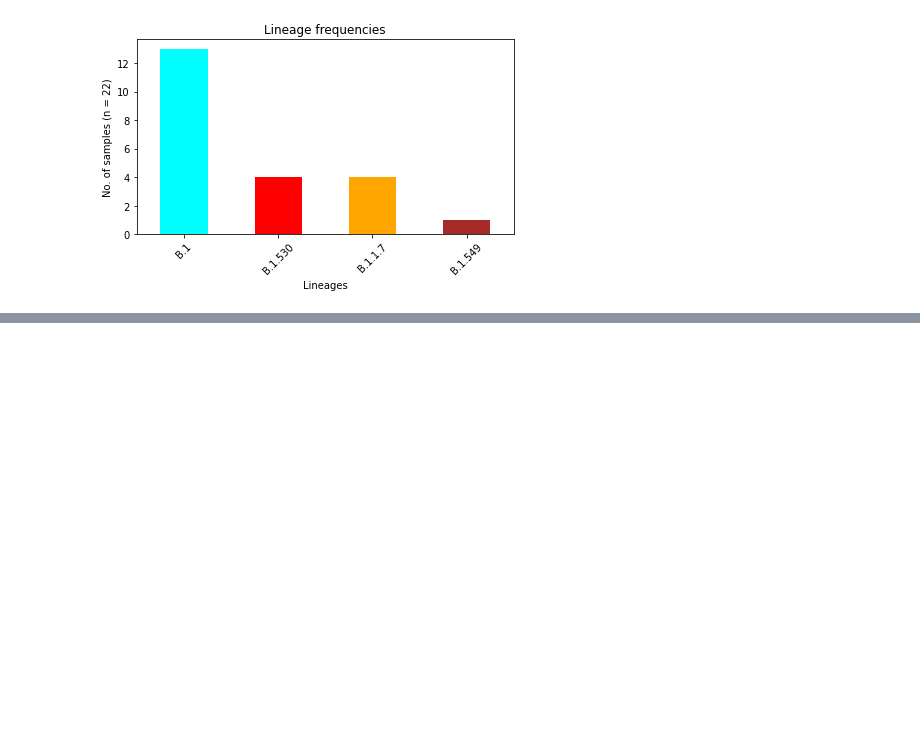
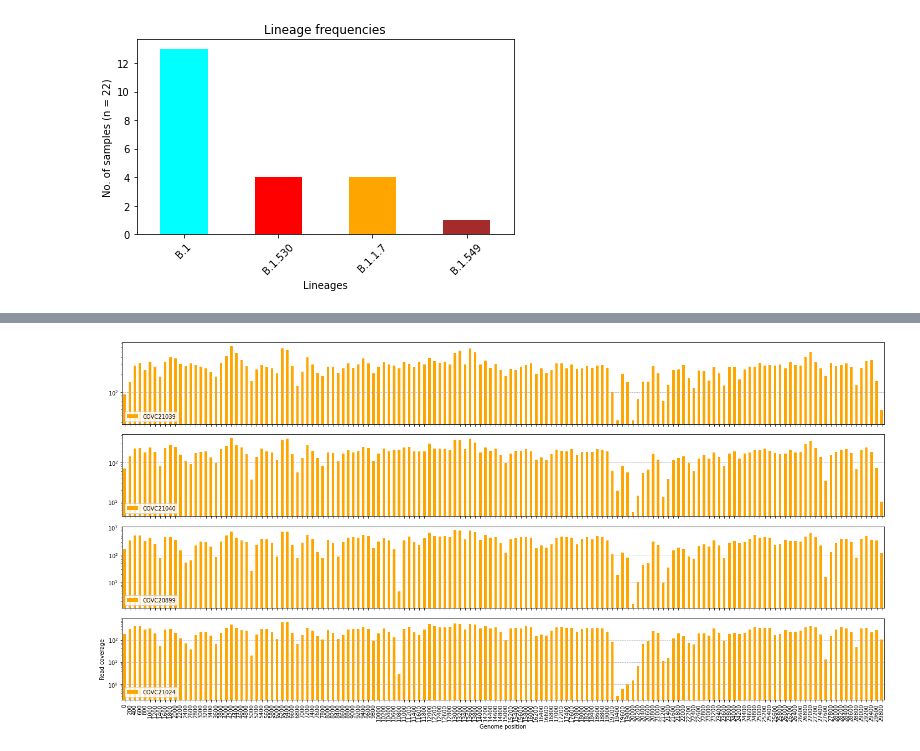
Before and after one commit to ousodaniel/SARS-CoV-2-Data-Workflows, a Jupyter notebook: sars-cov-2-nf2.ipynb, the cells around one changed output, grey strips where cells are left out. Saved outputs shown, nothing was run; the diff lists cells and outputs as text; code cells hidden in the pictures; blank space fills up the shorter version.

```diff
--- a/sars-cov-2-nf2.ipynb
+++ b/sars-cov-2-nf2.ipynb
@@ -11,0 +23,3 @@
+# %%
+d = df1['coverage'].to_frame()
+d.set_index(np.arange(0, 30000, 200))#
@@ -717,0 +867,44 @@ clr_lin = {'B.1.1.7': '#FFA500', 'B.1.525': '#008000', 'B.1.351': '#0000FF'
+# %%
+# plot read depths-GK
+import pandas as pd, numpy as np, os, matplotlib.pyplot as plt
+
+suffix = '.genome.regions.coverage.tsv'
+base_dir = '/home/douso/Kibet/2021-04-30_run6_NPHL_COVC/dpt/b1.530'
+files = ['COVC21039_S17.trim.mkD.genome.regions.coverage.tsv',
+ 'COVC21040_S18.trim.mkD.genome.regions.coverage.tsv',
+ 'COVC20899_S2.trim.mkD.genome.regions.coverage.tsv',
+ 'COVC21024_S11.trim.mkD.genome.regions.coverage.tsv']
+data = []
+for file in files:
+    if file.endswith(suffix):
+        data.append(file)
+    else: pass
+a = len(data)
+b, c = 1, -1
+
+fig, axs = plt.subplots(a, b, figsize=(20, 10))
+
+xtick = range(0, 30000, 500)
+
+for file in data:
+    c += 1
+    sample_name = file.split('_')[0]
+    try:
+        df1 = pd.read_table(f'{base_dir}/{file}')
+        d = df1['coverage'].to_frame()
+        d.set_index(np.arange(0, 30000, 200)).plot.bar(logy=True, ax=axs[c], sharex=True, color='orange')
+        axs[c].legend([sample_name], loc='lower left')
+        axs[c].grid(axis='y', ls='--')
+        text = file.split('_')[1]
+        plt.ylabel('Read coverage')
+    except TypeError:
+            print(f'no numeric data to plot for {file}')
+    finally: pass
+plt.xlabel('Genome position')
+# plt.xticks(xtick, rotation=45)
+plt.tight_layout()
+# plt.grid()
+plt.show()
+# fig.savefig('/home/douso/Kibet/2021-04-30_run6_NPHL_COVC/dpt/b1.530/bar-genome-b1.530.pdf')
+# %% [output]
+[figure, added]
```
Also changed, not shown: parts of 7 cells of this notebook.
